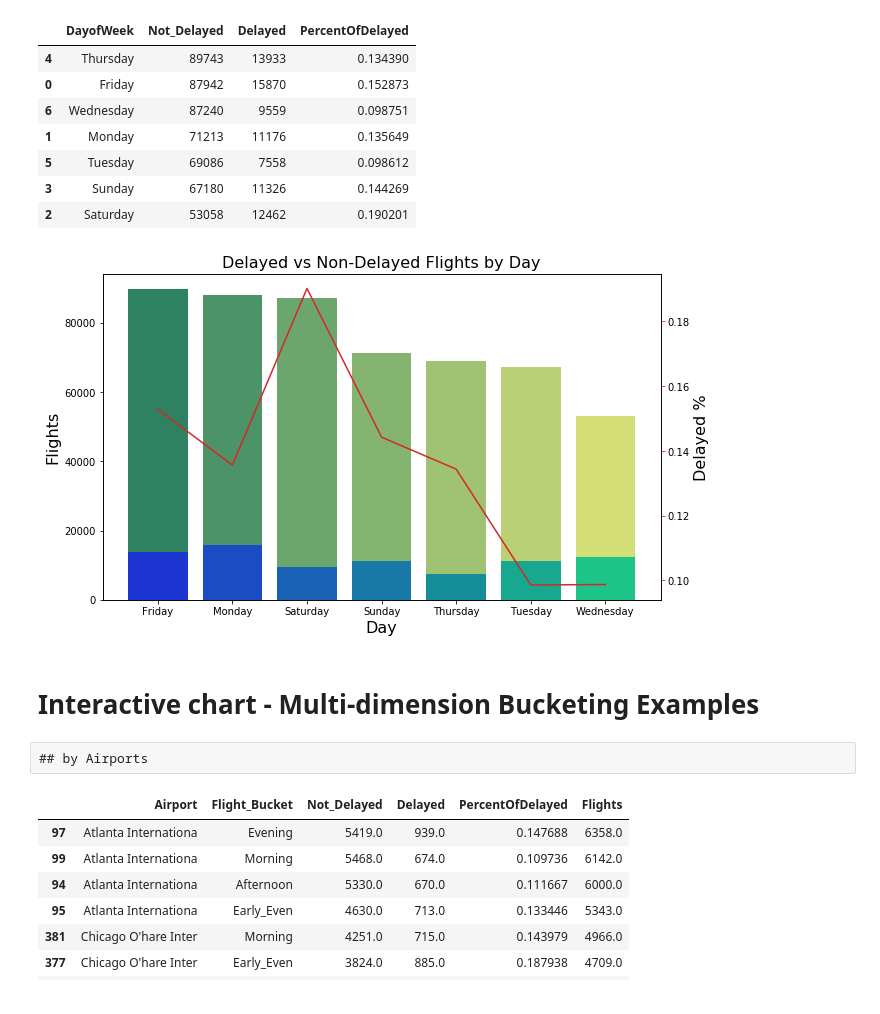
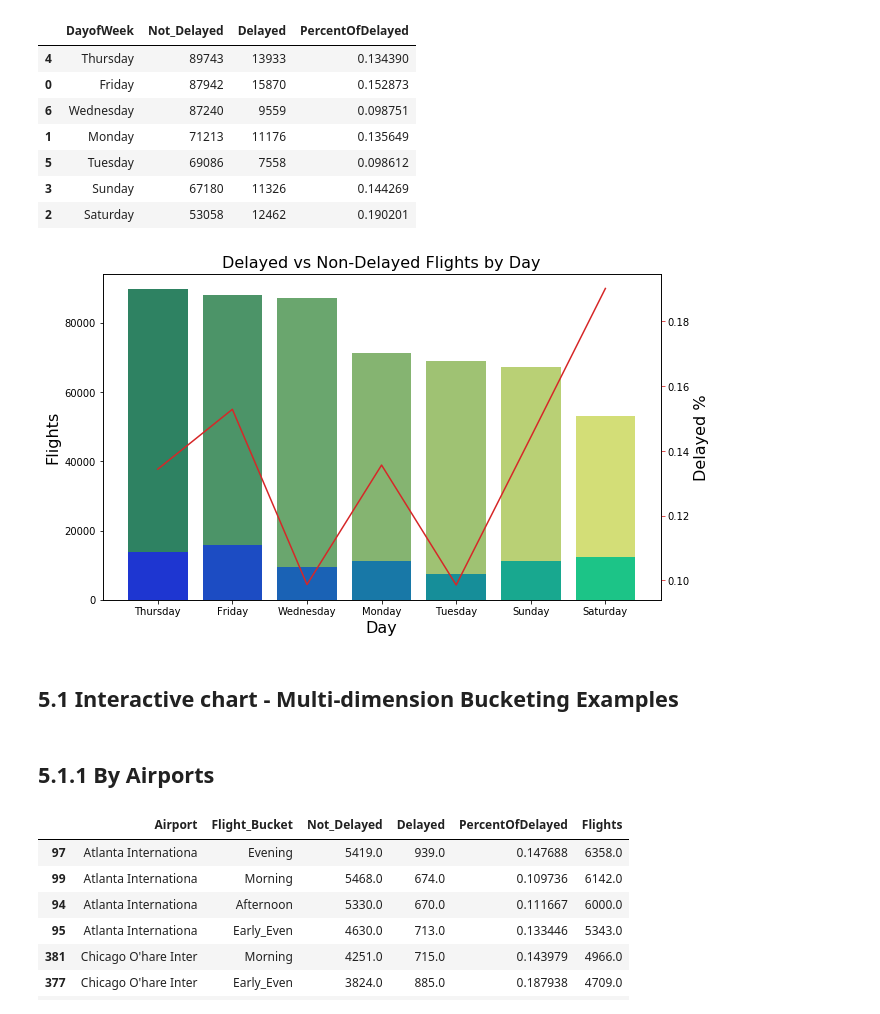
Before and after one commit to mattydeane74/Python-DA-Course, a Jupyter notebook: Lesson_6/Airlines_delay.ipynb, the cells around one changed output. Saved outputs shown, nothing was run; the diff lists cells and outputs as text; code cells hidden in the pictures.

```diff
--- a/Lesson_6/Airlines_delay.ipynb
+++ b/Lesson_6/Airlines_delay.ipynb
@@ -782,22 +841,22 @@ df_dow
 # %%
 #Create combo chart
 fig, ax1 = plt.subplots(figsize=(10,6))
 color = 'tab:green'
 #bar plot creation
 ax1.set_title('Delayed vs Non-Delayed Flights by Day', fontsize=16)
 ax1 = sns.barplot(x='DayofWeek', y='Not_Delayed', data = df_dow, palette='summer')
 ax1 = sns.barplot(x='DayofWeek', y='Delayed', data = df_dow, palette='winter')
 ax1.set_xlabel('Day', fontsize=16)
 ax1.set_ylabel('Flights', fontsize=16)
 ax1.tick_params(axis='y')
 #specify we want to share the same x-axis
 ax2 = ax1.twinx()
 color = 'tab:red'
 #line plot creation
-ax2 = sns.lineplot(x='DayofWeek', y='PercentOfDelayed', data = df_dow, sort=True, color=color)
+ax2 = sns.lineplot(x='DayofWeek', y='PercentOfDelayed', data = df_dow, sort=False, color=color)
 ax2.set_ylabel('Delayed %', fontsize=16)
 ax2.tick_params(axis='y', color=color)
 #show plot
 plt.show()
 # %% [output]
-[figure, old version]
+[figure, new version]
@@ -804,7 +866,7 @@ plt.show()
 # %% [markdown]
-# Interactive chart - Multi-dimension Bucketing Examples
+## 5.1 Interactive chart - Multi-dimension Bucketing Examples
-# %% [raw]
-## by Airports
+# %% [markdown]
+## 5.1.1 By Airports
 # %%
 #grouping up airports and time buckets on delay percentage of flights
 AirportTime=pd.DataFrame(Jan2020.groupby([Jan2020['origin_airport'].str[:20],"flight_time_blk","dep_del15"])["origin_airport_id"].count().unstack("dep_del15").reset_index().values,columns=["Airport","Flight_Bucket","Not_Delayed","Delayed"])
```
Also changed, not shown: parts of 58 cells of this notebook, 2 other files.
